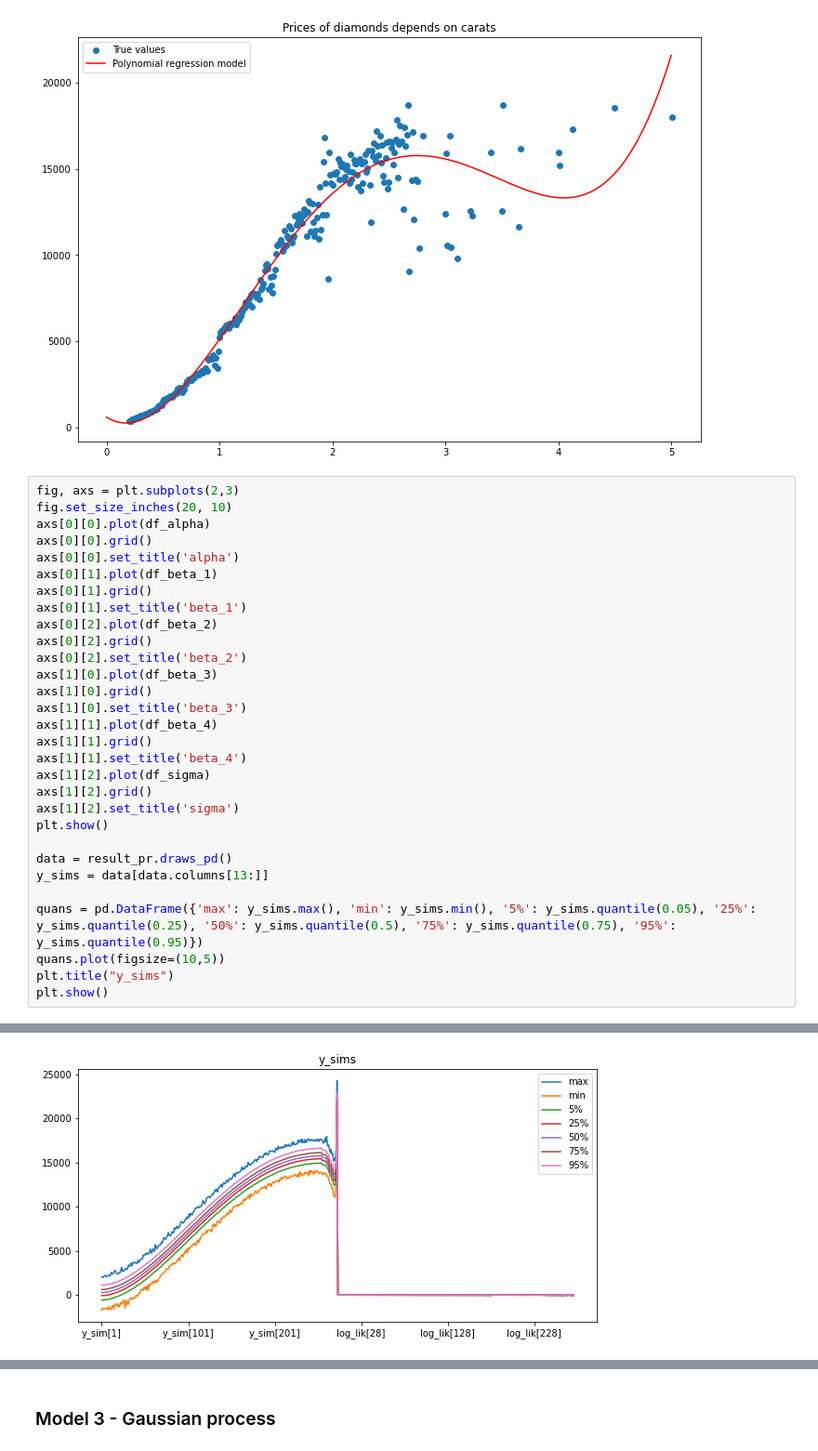
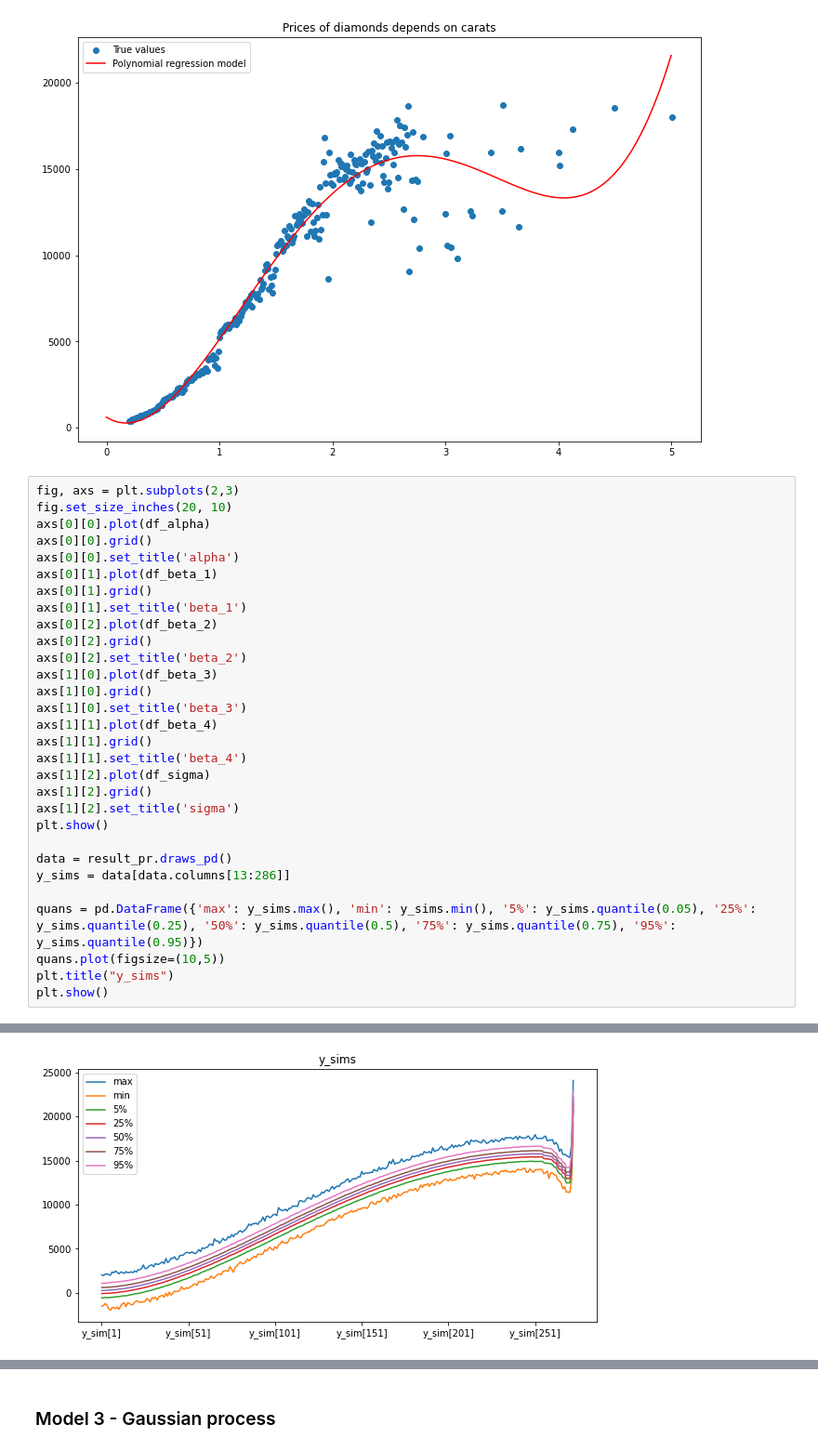
Before and after one commit to Mar-Ber/DA_DiamondModel, a Jupyter notebook: analysis.ipynb, the cells around one changed output, grey strips where cells are left out. Shown at 93% size. Drawn from its saved outputs; the diff is of its cells as text.

```diff
--- a/analysis.ipynb
+++ b/analysis.ipynb
@@ -230,7 +204,7 @@ axs[1][2].set_title('sigma')
 plt.show()
 
 data = result_pr.draws_pd()
-y_sims = data[data.columns[13:]]
+y_sims = data[data.columns[13:286]]
 
 quans = pd.DataFrame({'max': y_sims.max(), 'min': y_sims.min(), '5%': y_sims.quantile(0.05), '25%': y_sims.quantile(0.25), '50%': y_sims.quantile(0.5), '75%': y_sims.quantile(0.75), '95%': y_sims.quantile(0.95)})
 quans.plot(figsize=(10,5))
@@ -241,4 +215,4 @@ plt.show()
-[figure, old version]
+[figure, new version]
 # %%
 y_sim = result_pr.stan_variable('y_sim')
 
```
Also changed, not shown: parts of 11 cells of this notebook, 2 other files.
